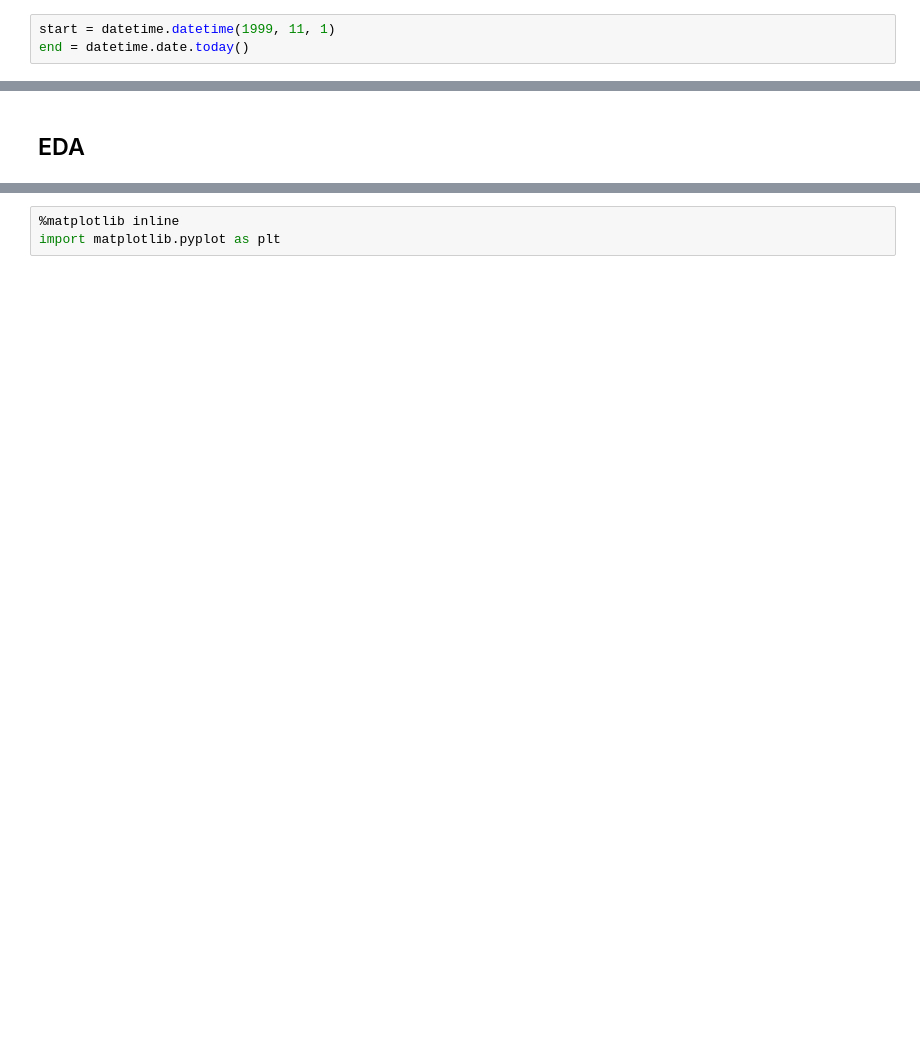
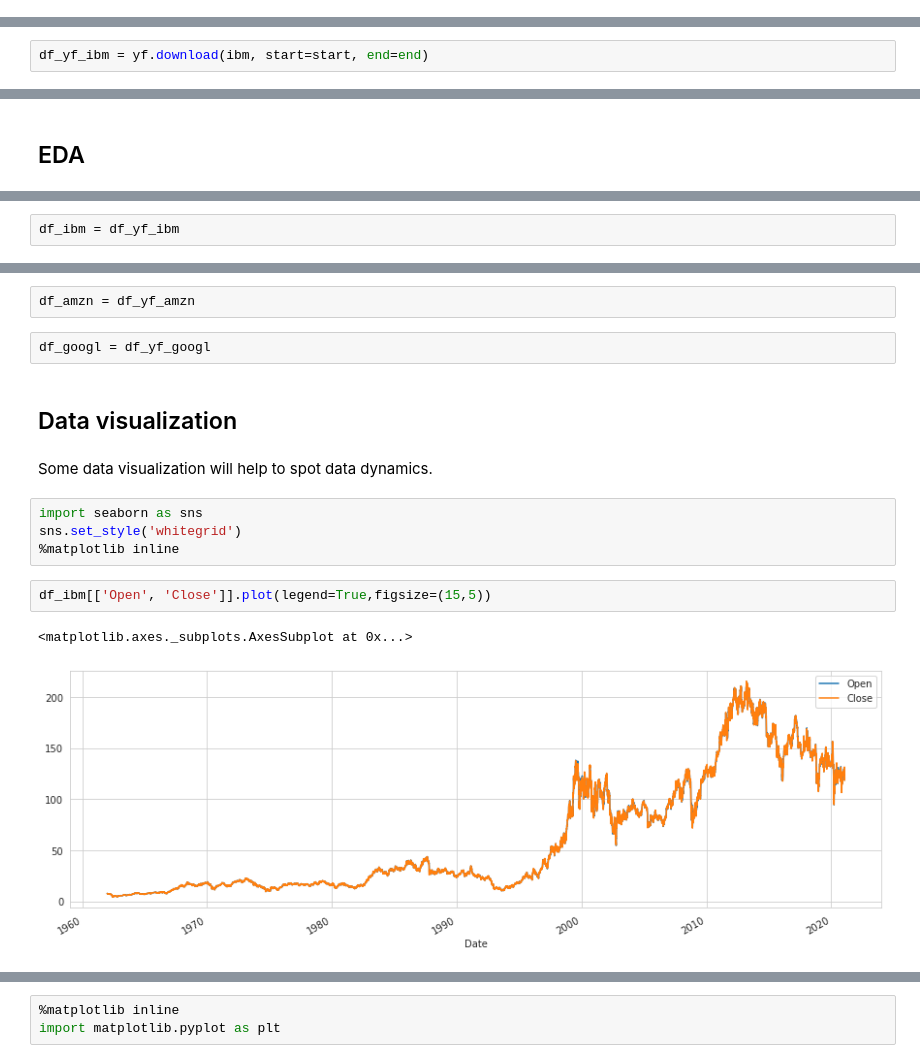
Before and after one commit to alfreedolf/ml-spp, a Jupyter notebook: DeepAR-StockPricesPredictions.ipynb, the cells around one changed output, grey strips where cells are left out. Cells and saved outputs as stored; diff of their text form; blank space fills up the shorter version.

```diff
--- a/DeepAR-StockPricesPredictions.ipynb
+++ b/DeepAR-StockPricesPredictions.ipynb
@@ -36,3 +42,0 @@ Setting dataset record start date and end date:
-# %%
-start = datetime.datetime(1999, 11, 1)
-end = datetime.date.today()
@@ -48,0 +106,2 @@ df_av_amzn = web.DataReader(amzn, "av-daily-adjusted", start=start, end=end, api
+# %%
+df_yf_ibm = yf.download(ibm, start=start, end=end)
@@ -90,0 +332,2 @@ df_adj_close.head()
+# %%
+df_ibm = df_yf_ibm
@@ -90,0 +336,17 @@ df_adj_close.head()
+# %%
+df_amzn = df_yf_amzn
+# %%
+df_googl = df_yf_googl
+# %% [markdown]
+## Data visualization
+# %% [markdown]
+Some data visualization will help to spot data dynamics.
+# %%
+import seaborn as sns
+sns.set_style('whitegrid')
+%matplotlib inline
+# %%
+df_ibm[['Open', 'Close']].plot(legend=True,figsize=(15,5))
+# %% [output]
+<matplotlib.axes._subplots.AxesSubplot at 0x...>
+[figure, added]
```
Also changed, not shown: parts of 125 cells of this notebook.
